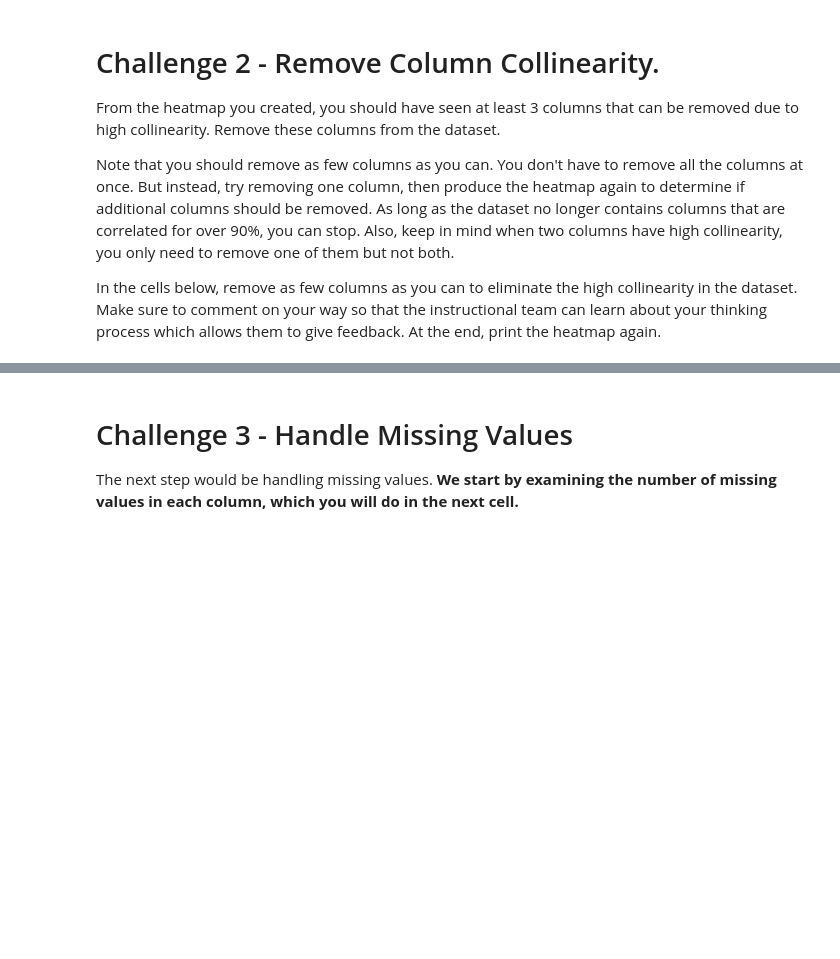
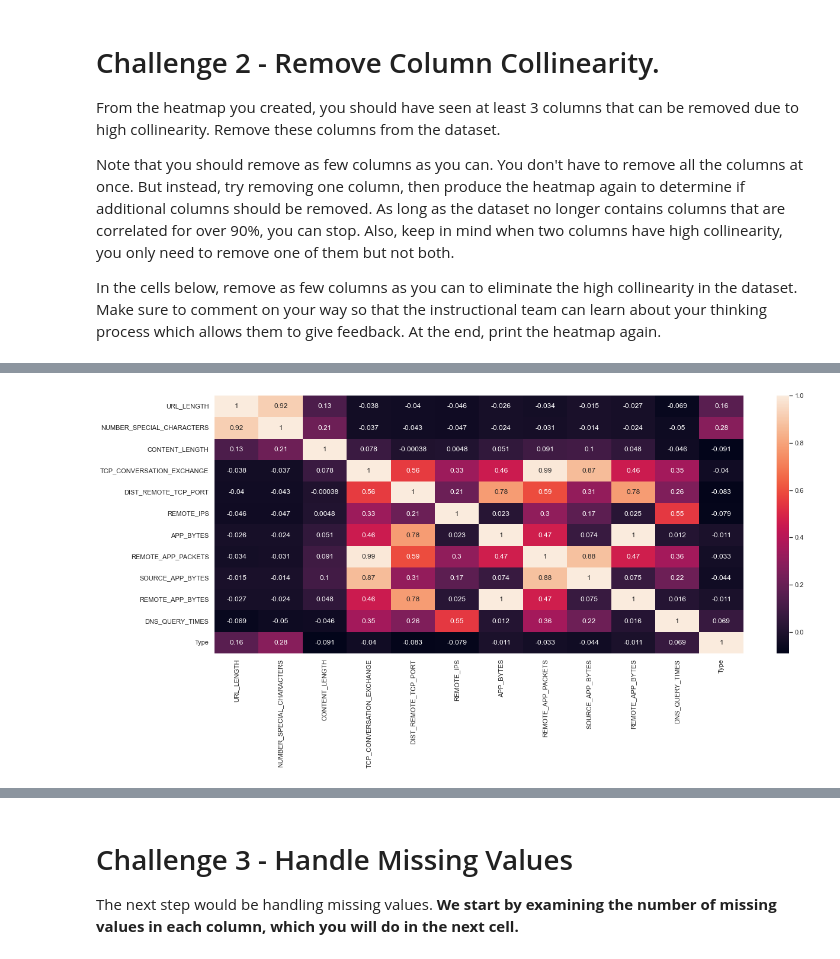
Before and after one commit to Ironhack-data-bcn-january-2023/lab-supervised-learning, a Jupyter notebook: your-code/main.ipynb, the cells around one changed output, grey strips where cells are left out. Cells and saved outputs as stored; diff of their text form; code cells hidden in the pictures; blank space fills up the shorter version.

```diff
--- a/your-code/main.ipynb
+++ b/your-code/main.ipynb
@@ -70,0 +172,9 @@ In the cells below, remove as few columns as you can to eliminate the high colli
+# %%
+# Still high multicollinearity -> drop SOURCE_APP_PACKETS
+websites.drop(['SOURCE_APP_PACKETS'], axis = 1, inplace = True)
+
+sns.heatmap(websites.corr(), annot = True )
+sns.set(rc = {'figure.figsize':(20,8)})#<--responsible for changing the size of a seaborn plot
+plt.show()
+# %% [output]
+[figure, added]
```
Also changed, not shown: parts of 35 cells of this notebook.
